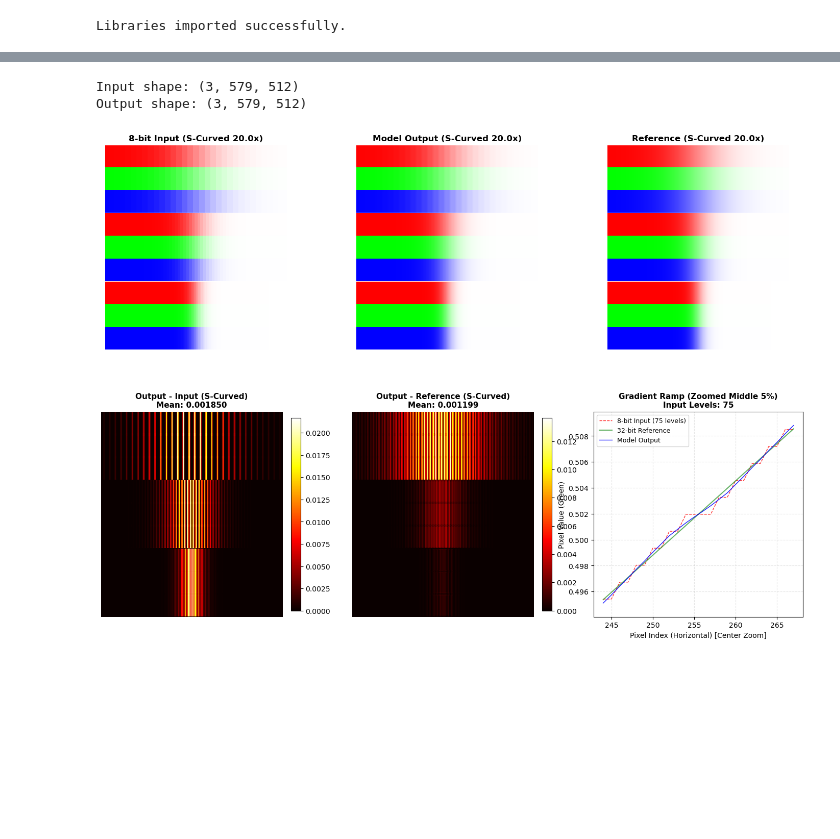
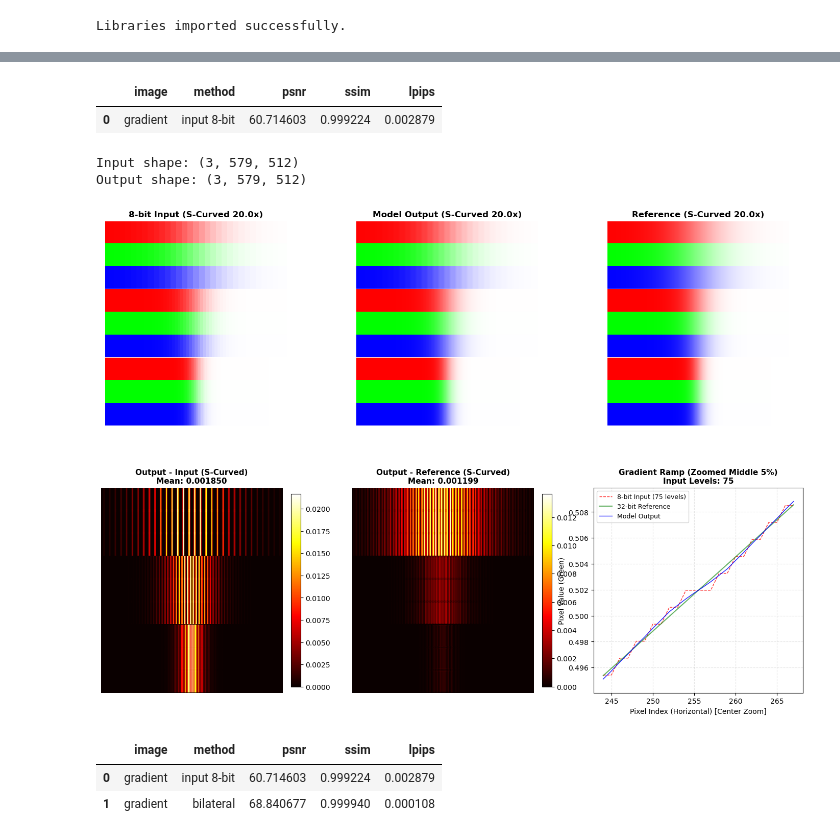
Before and after one commit to MikkelKappelPersson/LuminaFlux, a Jupyter notebook: luminaflux.ipynb, the cells around one changed output, grey strips where cells are left out. Cells and saved outputs as stored; diff of their text form; code cells hidden in the pictures; blank space fills up the shorter version.

```diff
--- a/luminaflux.ipynb
+++ b/luminaflux.ipynb
@@ -24,32 +82,52 @@ Visualization helper successfully moved to src/visualization.py and imported.
 # %%
-from src.image_generator import combine_primary_gradients, apply_s_curve_contrast_numpy
-
 # 1. Generate 32-bit Reference Gradient (Smooth)
 grad_32f = combine_primary_gradients(width=512, height=64, dtype="float32")
 
 # 2. Simulate 8-bit Quantization (NumPy only)
 # Round to 255 levels and scale back to [0, 1]
-grad_8u_sim = np.round(grad_32f * 255.0).astype(np.float32) / 255.0
+grad_8u = np.round(grad_32f * 255.0).astype(np.float32) / 255.0
+
+# 3. Visualize the results
+metrics_df = add_metrics("gradient", "input 8-bit", grad_8u, grad_32f)
+display(metrics_df)
+# %% [output]
+|  | image | method | psnr | ssim | lpips |
+| 0 | gradient | input 8-bit | 60.714603 | 0.999224 | 0.002879 |
 # %%
 # Bilateral Filter Implementation
+
+
 def apply_bilateral_bde(img: np.ndarray, d: int = 5, sigma_color: float = 0.1, sigma_space: float = 5.0) -> np.ndarray:
+    """
+    Parameters
+    src	Source 8-bit or floating-point, 1-channel or 3-channel image.
+    d	Diameter of each pixel neighborhood that is used during filtering. If it is non-positive, it is computed from sigmaSpace.
+    sigmaColor	Filter sigma in the color space. A larger value of the parameter means that farther colors within the pixel neighborhood (see sigmaSpace) will be mixed together, resulting in larger areas of semi-equal color.
+    sigmaSpace	Filter sigma in the coordinate space. A larger value of the parameter means that farther pixels will influence each other as long as their colors are close enough (see sigmaColor ). When d>0, it specifies the neighborhood size regardless of sigmaSpace. Otherwise, d is proportional to sigmaSpace.
+    """
     img_hwc = np.transpose(img, (1, 2, 0))
     denoised_hwc = cv2.bilateralFilter(img_hwc, d=d, sigmaColor=sigma_color, sigmaSpace=sigma_space)
     return np.transpose(denoised_hwc, (2, 0, 1))
 
-# 1. Run the filter
-grad_bde_output = apply_bilateral_bde(grad_8u_sim, d=9, sigma_color=0.05, sigma_space=30.0)
+
+grad_bilateral_output = apply_bilateral_bde(grad_8u, d=9, sigma_color=0.05, sigma_space=30.0)
 
 # Check shape before visualizing
-print(f"Input shape: {grad_8u_sim.shape}")
-print(f"Output shape: {grad_bde_output.shape}")
+print(f"Input shape: {grad_8u.shape}")
+print(f"Output shape: {grad_bilateral_output.shape}")
 
 # 2. Visualize using our helper with abstracted strength
-visualize_bde_results(grad_8u_sim, grad_bde_output, grad_32f, strength=20.0)
+visualize_bde_results(grad_8u, grad_bilateral_output, grad_32f, strength=20.0)
+
+metrics_df = add_metrics("gradient", "bilateral", grad_bilateral_output, grad_32f)
+display(metrics_df)
 # %% [output]
 Input shape: (3, 579, 512)
 Output shape: (3, 579, 512)
 [figure]
+|  | image | method | psnr | ssim | lpips |
+| 0 | gradient | input 8-bit | 60.714603 | 0.999224 | 0.002879 |
+| 1 | gradient | bilateral | 68.840677 | 0.999940 | 0.000108 |
 # %%
 from skimage.restoration import denoise_tv_chambolle
 
```
Also changed, not shown: parts of 8 cells of this notebook, 6 other files.
